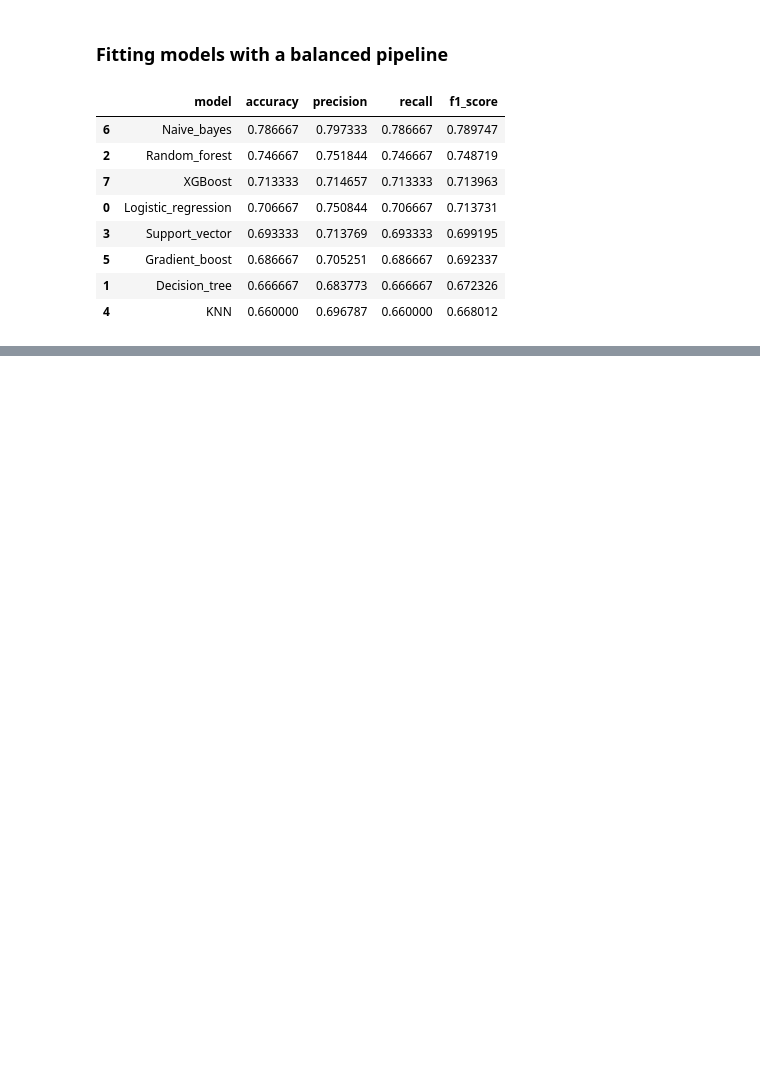
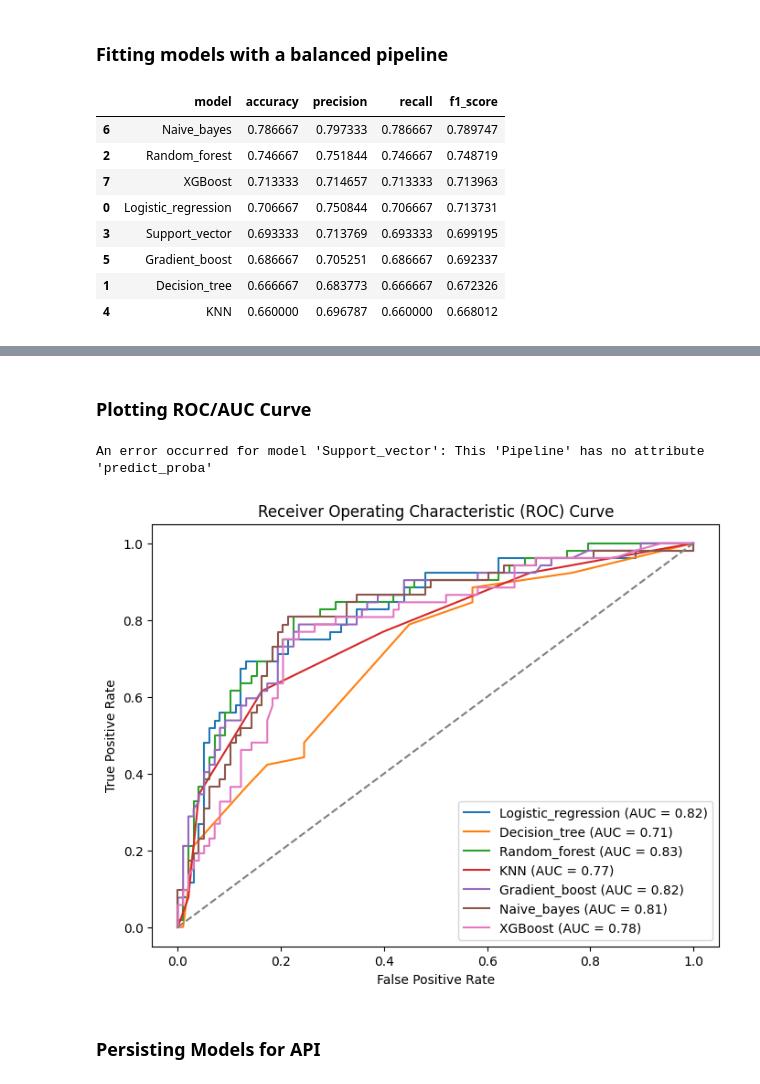
Before and after one commit to Phannsi/Machine-Learning-API-with-Fast-API, a Jupyter notebook: notebook.ipynb, the cells around one changed output, grey strips where cells are left out. Saved outputs shown, nothing was run; the diff lists cells and outputs as text; code cells hidden in the pictures; blank space fills up the shorter version.

```diff
--- a/notebook.ipynb
+++ b/notebook.ipynb
@@ -394,0 +542,36 @@ bal_metrics_table.sort_values(by='f1_score', ascending=False)
+# %% [markdown]
+### Plotting ROC/AUC Curve
+# %%
+# Create a dictionary to store the AUC scores for each model
+auc_scores = {}
+
+# Calculate the ROC curve and AUC score for each model
+plt.figure(figsize=(8, 6))
+for model, pipeline in all_hype_pipelines.items():
+    try:
+        y_scores = pipeline.predict_proba(X_test)[:, 1]
+        fpr, tpr, thresholds = roc_curve(y_test_encoded, y_scores)
+        auc_scores[model] = roc_auc_score(y_test_encoded, y_scores)
+        plt.plot(fpr, tpr, label=f'{model} (AUC = {auc_scores[model]:.2f})')
+    except Exception as e:
+        print(f"An error occurred for model '{model}': {str(e)}")
+        continue
+
+# Plot the random guessing line
+plt.plot([0, 1], [0, 1], color='gray', linestyle='--')
+
+# Set the plot labels and title
+plt.xlabel('False Positive Rate')
+plt.ylabel('True Positive Rate')
+plt.title('Receiver Operating Characteristic (ROC) Curve')
+
+# Add a legend
+plt.legend(loc='lower right')
+
+# Display the ROC AUC curve
+plt.show()
+# %% [output]
+An error occurred for model 'Support_vector': This 'Pipeline' has no attribute 'predict_proba'
+[figure, added]
+# %% [markdown]
+### Persisting Models for API
```
Also changed, not shown: parts of 9 cells of this notebook, 8 other files.
